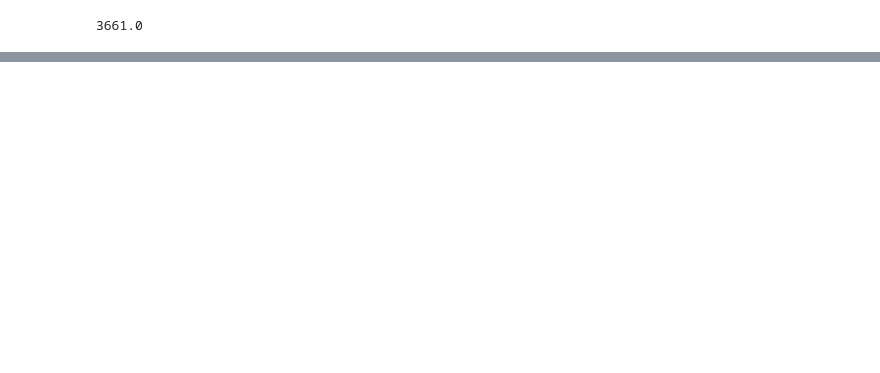
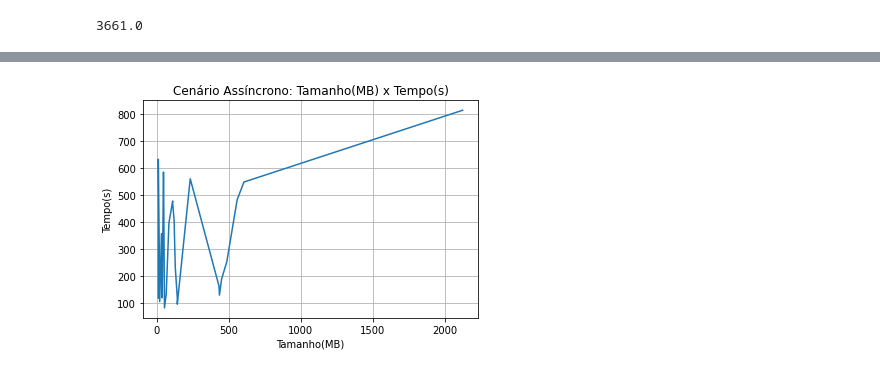
Before and after one commit to armandossrecife/teste, a Jupyter notebook: resultadotccgustavo.ipynb, the cells around one changed output, grey strips where cells are left out. Cells and saved outputs as stored; diff of their text form; code cells hidden in the pictures; blank space fills up the shorter version.

```diff
--- a/resultadotccgustavo.ipynb
+++ b/resultadotccgustavo.ipynb
@@ -136,0 +175,3 @@ df_assincrono
+# %%
+df_assincrono = df_assincrono.sort_values(by=['tamanho'])
+df_assincrono
@@ -136,0 +196,10 @@ df_assincrono
+# %%
+plt.plot(df_assincrono['tamanho'], df_assincrono['mean'])
+plt.title('Cenário Assíncrono: Tamanho(MB) x Tempo(s)')
+plt.xlabel('Tamanho(MB)')
+plt.ylabel('Tempo(s)')
+plt.grid(visible=True)
+plt.savefig('curva_assincrono.png')
+plt.show()
+# %% [output]
+[figure, added]
```
Also changed, not shown: parts of 35 cells of this notebook.
